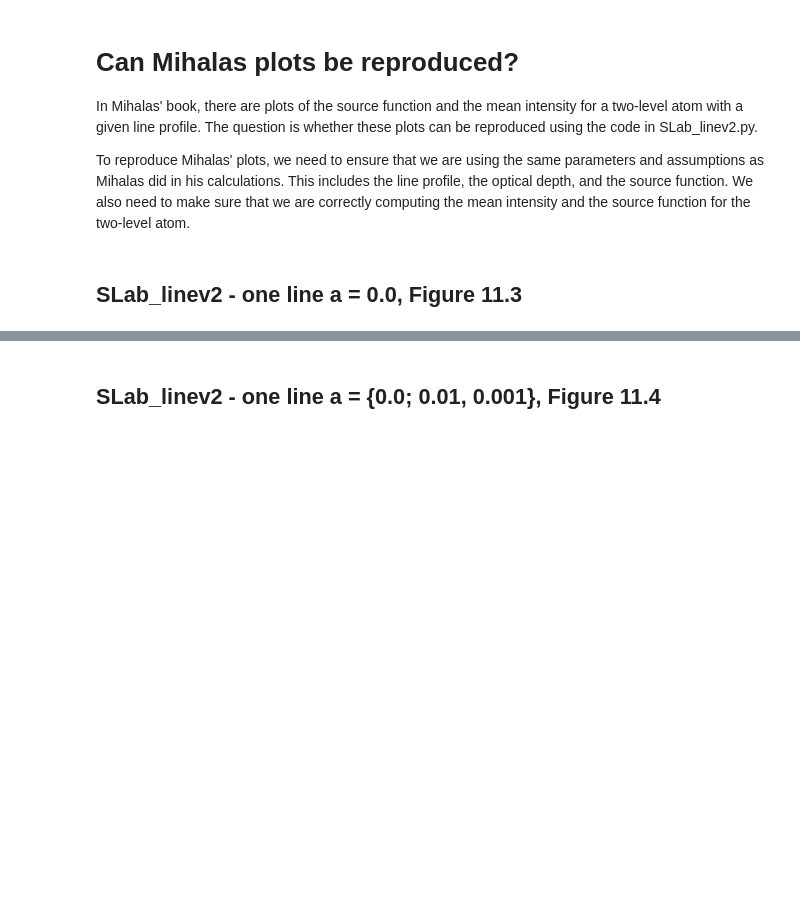
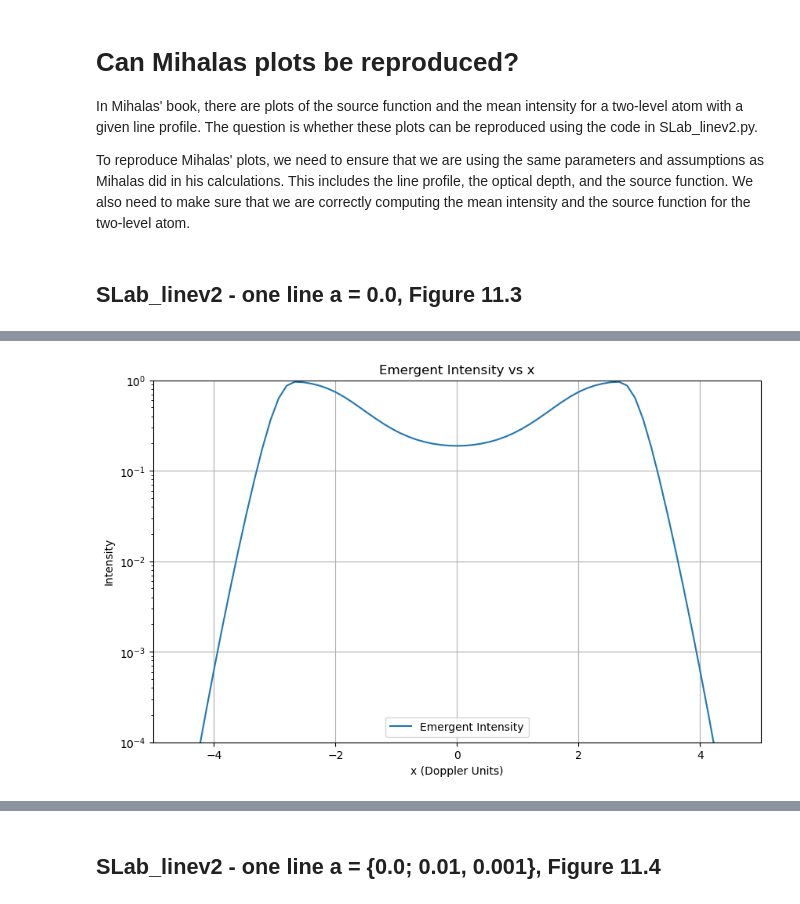
Before and after one commit to ivanzmilic/2lvl_nlte, a Jupyter notebook: slab_experiments/Mihalas_nlte.ipynb, the cells around one changed output, grey strips where cells are left out. Saved outputs shown, nothing was run; the diff lists cells and outputs as text; code cells hidden in the pictures; blank space fills up the shorter version.

Commit message:
Intensity not good, 1st iteration

```diff
--- a/slab_experiments/Mihalas_nlte.ipynb
+++ b/slab_experiments/Mihalas_nlte.ipynb
@@ -19,20 +19,15 @@ import SLab_linev2 as v2 # Latest version # New file, made for multiple spectral
 # Create a slab
 # Define the input parameters
 ND = 91
-tau_max = 1e2
-epsilon_m2 = np.ones(ND) * 1e-4
+tau_max = 1e4
+epsilon_m2 = np.ones(ND) * 1e-2
 B = np.ones(ND) * 1.0
 H = 80000.0 # Height of the slab above the solar surface in kilometers
 slab_one_line = v2.Slab(ND, tau_max, epsilon_m2, B, H)
-# CONSIDER: epsilon can also be a property of a spectral line and not of a slab?
 
 line_one_1 = v2.Slab.Line(ND, line_center=0.0, a=0.0, k=1.0, slab_in=slab_one_line)
-# CONSIDER:
-# I was expecting something like:
-# slab_one_line.add_line(line_center=0.0, a=0.0, k=1.0)
-
 lines_one = [line_one_1]
 slab_one_line.global_x_grid(lines_one)
-#line_one_1.compute_S_line(max_iter = 1000, tol = 1e-6, global_x_grid = slab_one_line.x_values, type = "gaussian")
+line_one_1.compute_S_line(max_iter = 1000, tol = 1e-6, global_x_grid = slab_one_line.x_values, type = "gaussian")
 result_one = slab_one_line.iterate_coupled_lines(lines_one, max_iter=2000, tol=1e-6, verbose=False)
 # %% [output]
@@ -77,3 +53,16 @@ array([0.00132671, 0.0013272 , 0.00132784, 0.00132864, 0.00132966,
+# %%
+plt.figure(figsize=(10, 6))
+plt.semilogy(slab_one_line.x_values, result_one['I_emergent'], label='Emergent Intensity')
+plt.xlabel('x (Doppler Units)')
+plt.ylabel('Intensity')
+plt.xlim(-5, 5)
+plt.ylim(1e-4, 1e0)
+plt.title('Emergent Intensity vs x')
+plt.legend()
+plt.grid()
+plt.show()
+# %% [output]
+[figure, added]
 # %%
 epsilon_m4 = np.ones(ND) * 1e-4
 epsilon_m6 = np.ones(ND) * 1e-6
```
Also changed, not shown: parts of 22 cells of this notebook, 1 other file.
